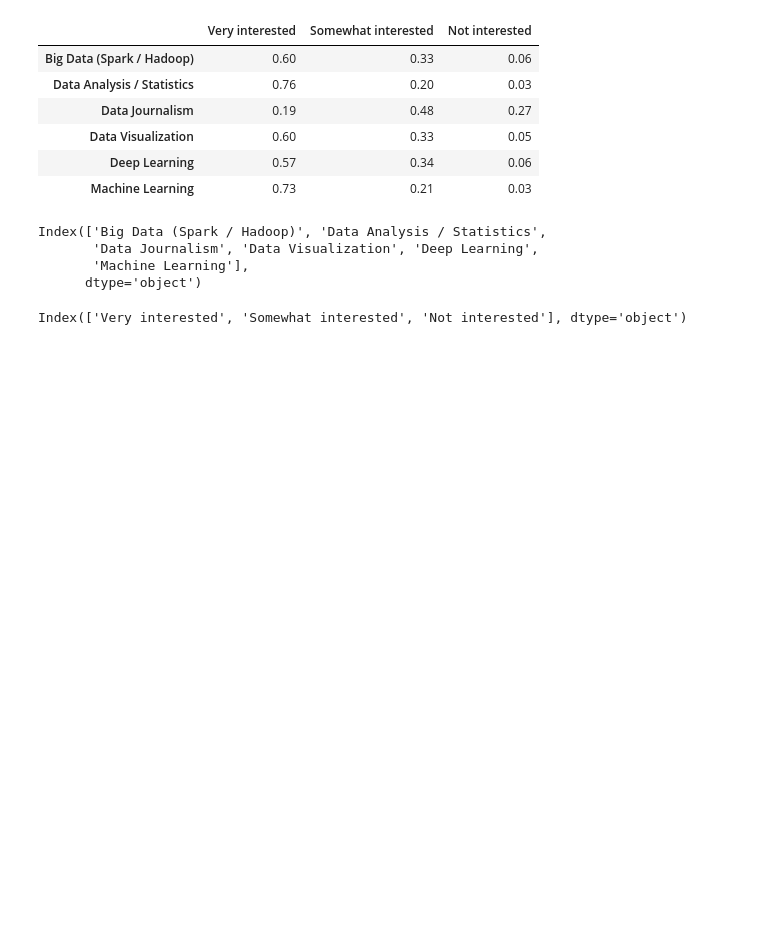
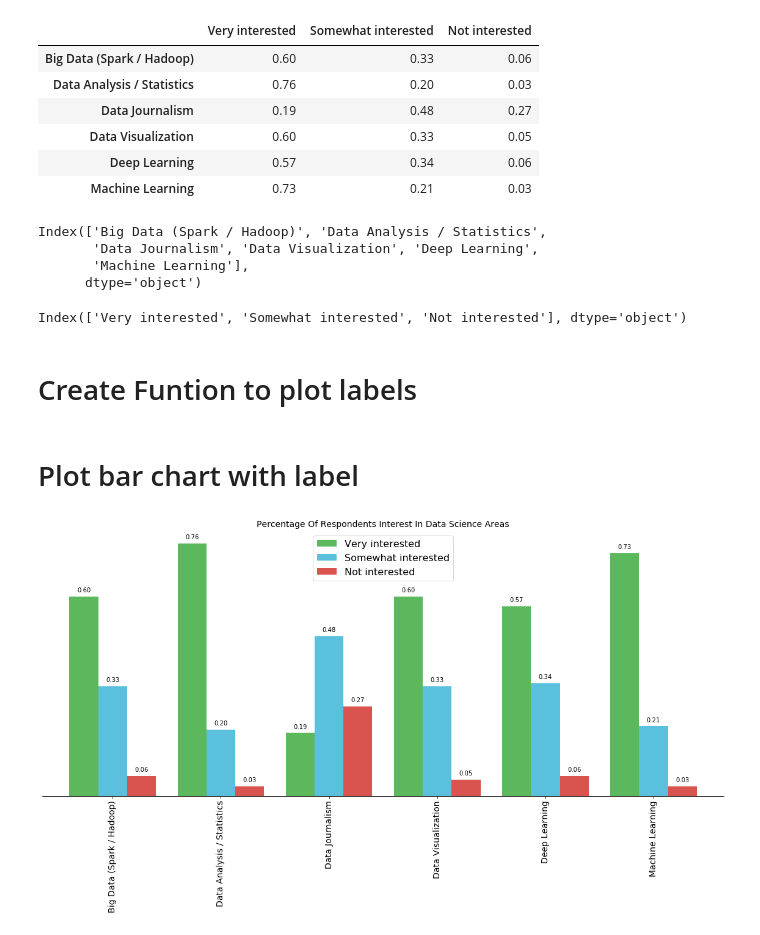
Before and after one commit to hany-elkhadragy/Plot-Charts, a Jupyter notebook: Bar_Chart_Labels.ipynb, the cells around one changed output. Cells and saved outputs as stored; diff of their text form; code cells hidden in the pictures; blank space fills up the shorter version.

Commit message:
adding Bar_Chart_Labels.ipynb --version 2

```diff
--- a/Bar_Chart_Labels.ipynb
+++ b/Bar_Chart_Labels.ipynb
@@ -58,3 +58,5 @@ Index(['Big Data (Spark / Hadoop)', 'Data Analysis / Statistics',
 df_bar.columns
 # %% [output]
 Index(['Very interested', 'Somewhat interested', 'Not interested'], dtype='object')
+# %% [markdown]
+# Create Funtion to plot labels
@@ -60,0 +102,30 @@ Index(['Very interested', 'Somewhat interested', 'Not interested'], dtype='objec
+# %% [markdown]
+# Plot bar chart with label
+# %%
+# use the inline backend to generate the plots within the browser
+%matplotlib inline
+
+import matplotlib as mpl
+import matplotlib.pyplot as plt
+
+xs = df_bar.index
+ys = df_bar[['Very interested', 'Somewhat interested', 'Not interested']]
+
+colors=['#5cb85c', '#5bc0de', '#d9534f']
+ax = df_bar.plot(kind='bar', figsize=(20, 8), color=colors,  width=0.8)
+plt.xticks(fontsize=14)
+plt.legend(prop={'size': 16})
+plt.yticks([])
+#plt.gca().spines["top"].set_visible(False)
+ax.spines["top"].set_visible(False)
+ax.spines["right"].set_visible(False)
+ax.spines["left"].set_visible(False)
+plt.title('Percentage Of Respondents Interest In Data Science Areas', size=14) # add title to the plot
+
+
+# Call the function above. All the magic happens there.
+add_value_labels(ax)
+
+plt.show()
+# %% [output]
+[figure, added]
```
Also changed, not shown: parts of 1 cell of this notebook.
